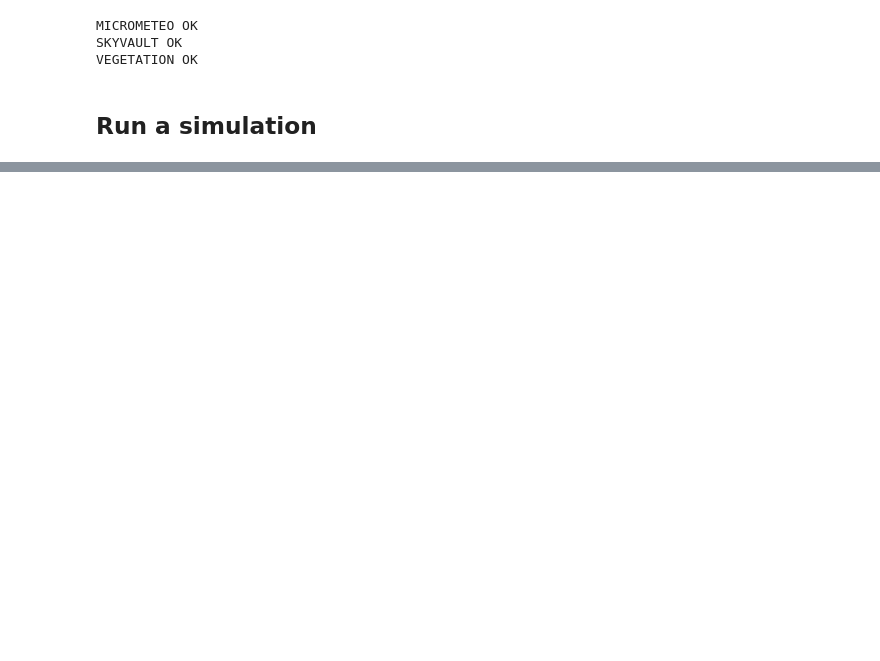
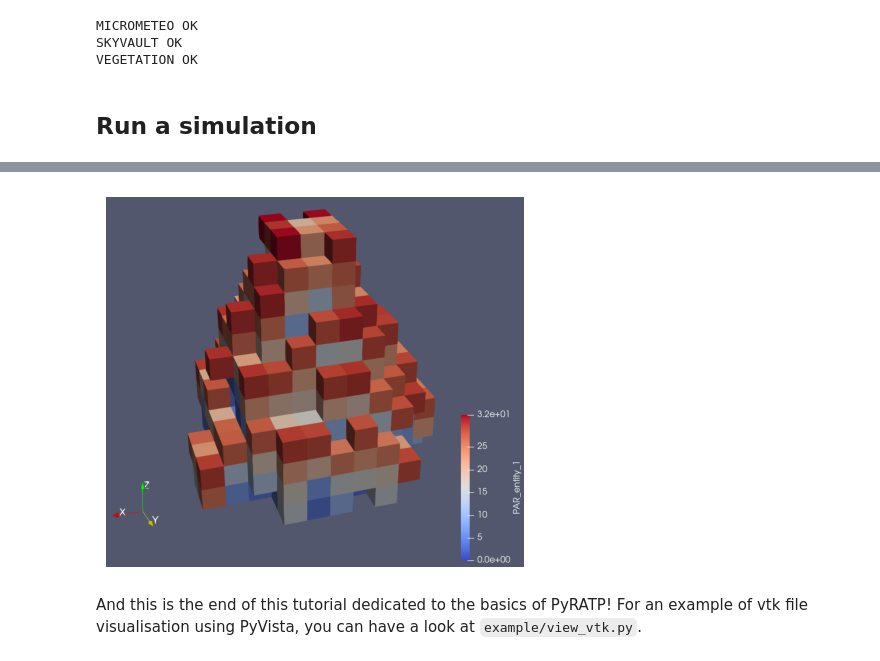
Before and after one commit to openalea/PyRATP, a Jupyter notebook: example/basics_of_PyRATP.ipynb, the cells around one changed output, grey strips where cells are left out. Drawn from its saved outputs; the diff is of its cells as text; code cells hidden in the pictures; blank space fills up the shorter version.

````diff
--- a/example/basics_of_PyRATP.ipynb
+++ b/example/basics_of_PyRATP.ipynb
@@ -214,0 +332,17 @@ res_spatial, res_tree = runRATP.DoAll(g, veg, sky, met)
+# %%
+# here is a snapshot of a vtk file visualisation using paraview
+snap = os.path.join(datafolder,'Screenshot_paraview.png')
+
+import matplotlib.image as mpimg
+
+# Load the image
+img = mpimg.imread(snap)
+
+# Display the image
+plt.imshow(img)
+plt.axis('off')  # Hide axes
+plt.show()
+# %% [output]
+[figure, added]
+# %% [markdown]
+And this is the end of this tutorial dedicated to the basics of PyRATP! For an example of vtk file visualisation using PyVista, you can have a look at ```example/view_vtk.py```.
````
Also changed, not shown: parts of 11 cells of this notebook, 1 other file.
